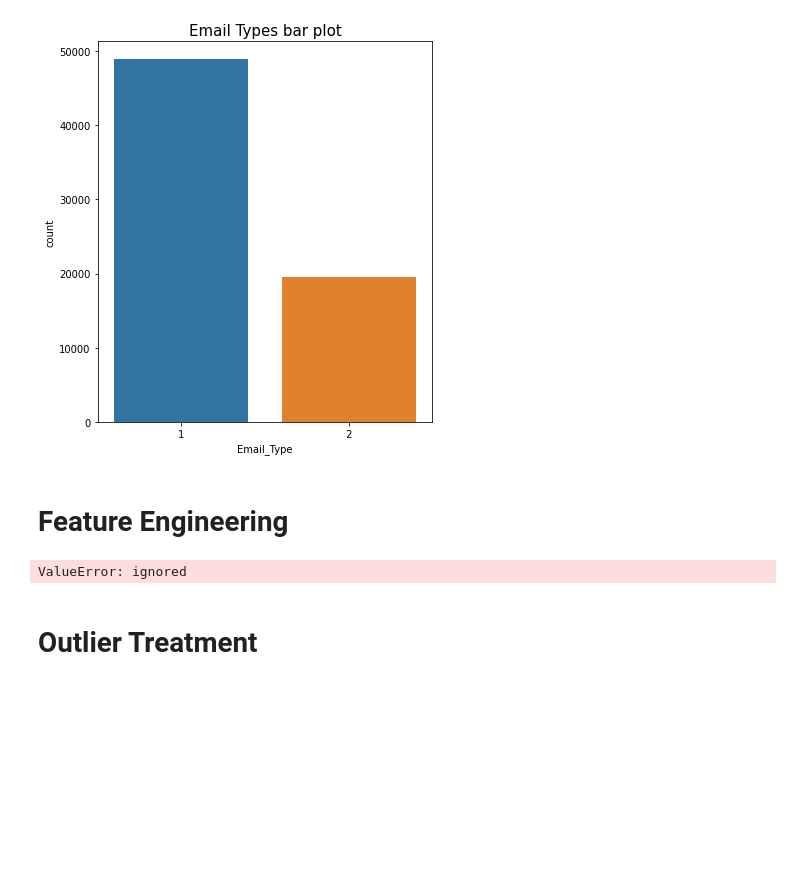
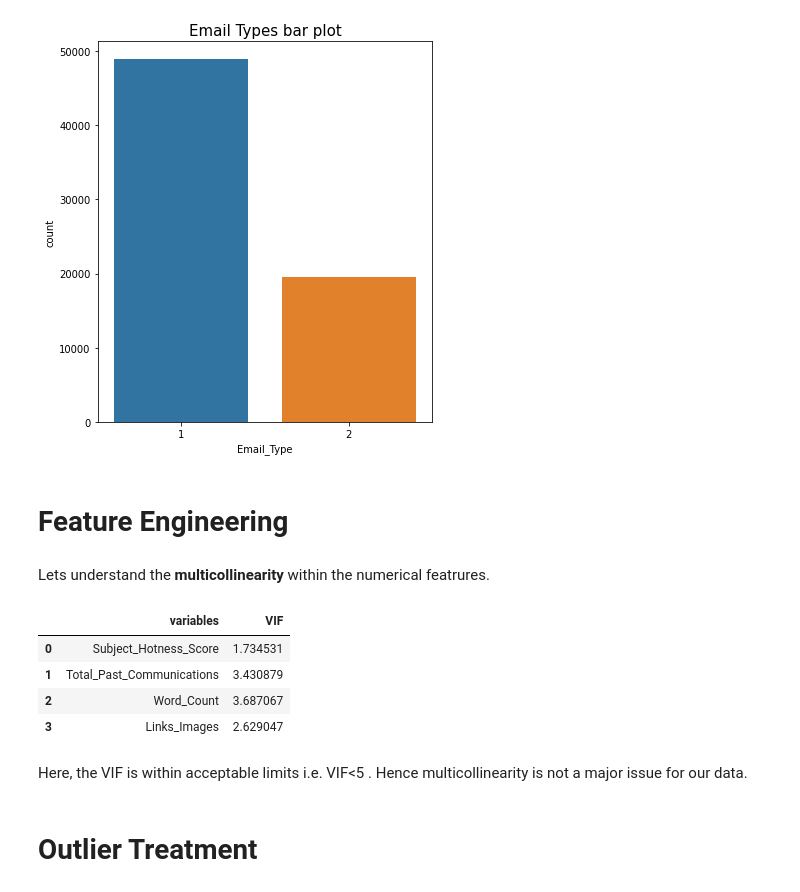
Before and after one commit to Akramkhan01/Email-Campaign-Effectiveness-Prediction-Capstone-Project, a Jupyter notebook: Email_Campaign_Effectiveness_Prediction.ipynb, the cells around one changed output. Saved outputs shown, nothing was run; the diff lists cells and outputs as text; code cells hidden in the pictures; blank space fills up the shorter version.

```diff
--- a/Email_Campaign_Effectiveness_Prediction.ipynb
+++ b/Email_Campaign_Effectiveness_Prediction.ipynb
@@ -551,16 +549,26 @@ from sklearn.decomposition import PCA, LatentDirichletAllocation
-# %%
-pca = PCA()
-pca.fit(email_data)
-humid_pca = pca.transform(email_data)
-variance = pca.explained_variance_ratio_*100
-fig, ax = plt.subplots(1,1,figsize=(7,5))
-ax.bar(range(len(variance)), variance)
-ax.plot(range(len(variance)), np.cumsum(variance),'r.-',linewidth=2, label='Cummulative variance %')
-ax.set_xlabel('Principal components')
-ax.set_ylabel('Explained variance %')
-plt.legend(loc='best')
-# %% [output]
-ValueError: ignored
+# %% [markdown]
+Lets understand the **multicollinearity** within the numerical featrures.
+# %%
+#Multicollinearity
+from statsmodels.stats.outliers_influence import variance_inflation_factor
+def calc_vif(X):
+
+    # Calculating VIF
+    vif = pd.DataFrame()
+    vif["variables"] = X.columns
+    vif["VIF"] = [variance_inflation_factor(X.values, i) for i in range(X.shape[1])]
+
+    return(vif)
+# %%
+calc_vif(email_data[[i for i in email_data.describe().columns if i not in ['Email_ID','Customer_Location','Email_Type','Email_Source_Type','Email_Campaign_Type','Time_Email_sent_Category','Total_Links','Total_Images','Email_Status']]])
+# %% [output]
+|  | variables | VIF |
+| 0 | Subject_Hotness_Score | 1.734531 |
+| 1 | Total_Past_Communications | 3.430879 |
+| 2 | Word_Count | 3.687067 |
+| 3 | Links_Images | 2.629047 |
+# %% [markdown]
+Here, the VIF is within acceptable limits i.e. VIF<5 . Hence multicollinearity is not a major issue for our data.
 # %% [markdown]
 # **Outlier Treatment**
 # %%
```
Also changed, not shown: parts of 17 cells of this notebook.
